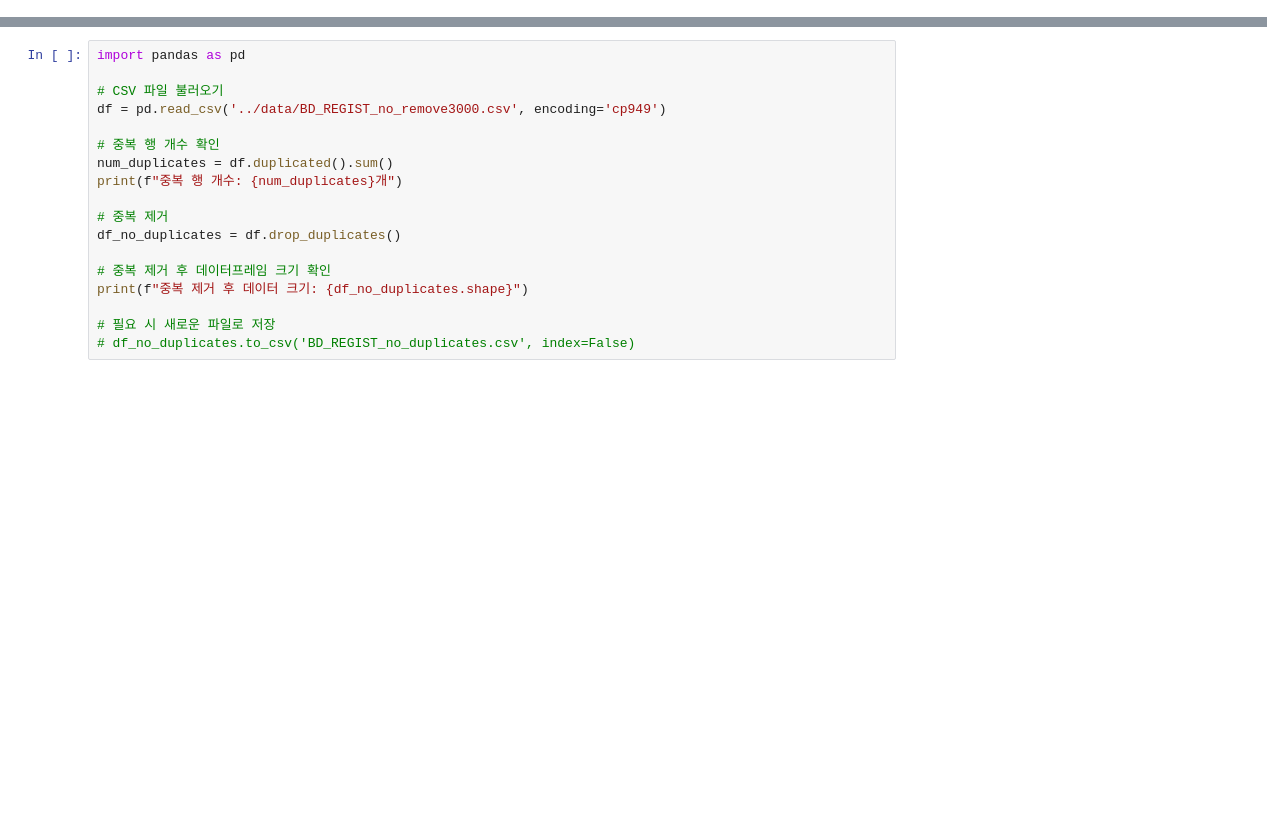
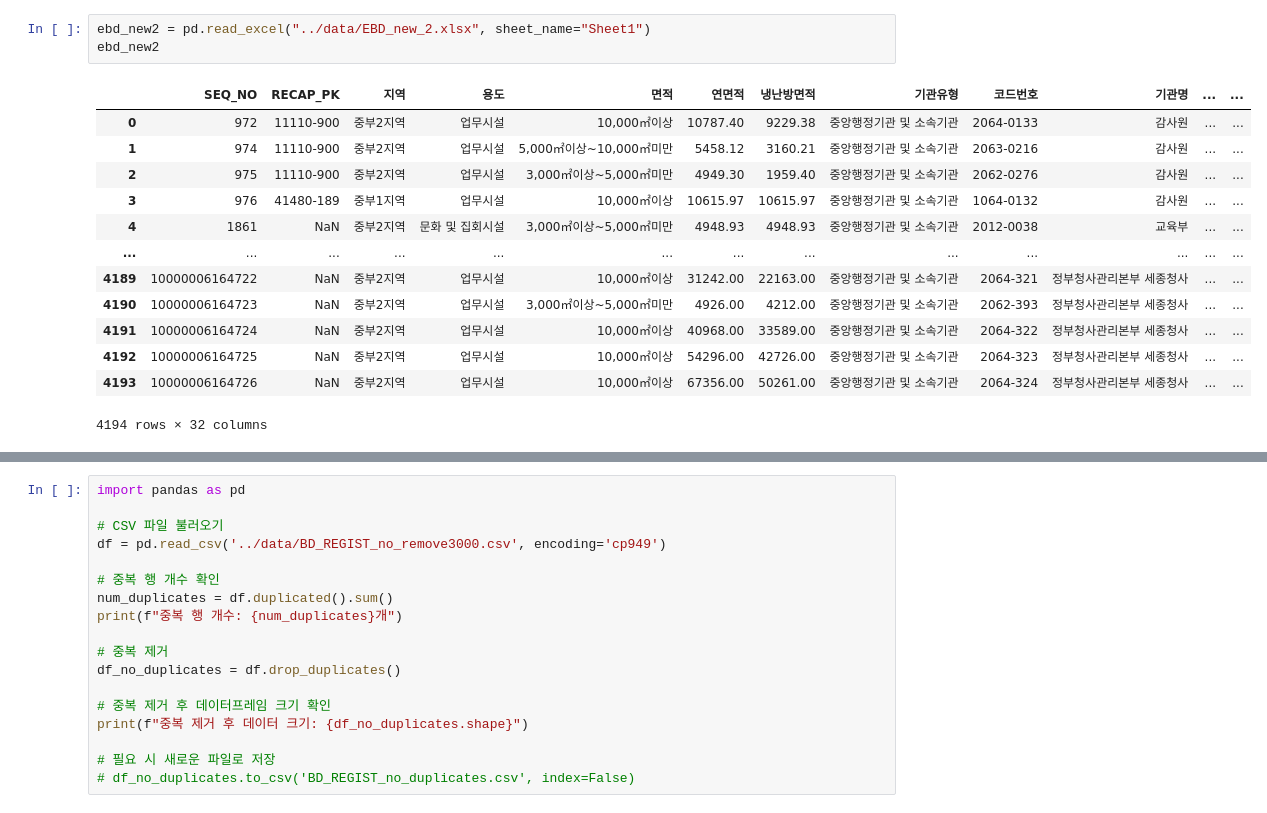
Before and after one commit to P-oong/REB_green-remodeling-project, a Jupyter notebook: 01_matching_energy_buildings/notebooks/1차작업.ipynb, the cells around one changed output, grey strips where cells are left out. Drawn from its saved outputs; the diff is of its cells as text; blank space fills up the shorter version.

```diff
--- a/01_matching_energy_buildings/notebooks/1차작업.ipynb
+++ b/01_matching_energy_buildings/notebooks/1차작업.ipynb
@@ -0,0 +77,17 @@
+# %%
+ebd_new2 = pd.read_excel("../data/EBD_new_2.xlsx", sheet_name="Sheet1")
+ebd_new2
+# %% [output]
+|  | SEQ_NO | RECAP_PK | 지역 | 용도 | 면적 | 연면적 | 냉난방면적 | 기관유형 | 코드번호 | 기관명 | ... | ... |
+| 0 | 972 | 11110-900 | 중부2지역 | 업무시설 | 10,000㎡이상 | 10787.40 | 9229.38 | 중앙행정기관 및 소속기관 | 2064-0133 | 감사원 | ... | ... |
+| 1 | 974 | 11110-900 | 중부2지역 | 업무시설 | 5,000㎡이상~10,000㎡미만 | 5458.12 | 3160.21 | 중앙행정기관 및 소속기관 | 2063-0216 | 감사원 | ... | ... |
+| 2 | 975 | 11110-900 | 중부2지역 | 업무시설 | 3,000㎡이상~5,000㎡미만 | 4949.30 | 1959.40 | 중앙행정기관 및 소속기관 | 2062-0276 | 감사원 | ... | ... |
+| 3 | 976 | 41480-189 | 중부1지역 | 업무시설 | 10,000㎡이상 | 10615.97 | 10615.97 | 중앙행정기관 및 소속기관 | 1064-0132 | 감사원 | ... | ... |
+| 4 | 1861 | NaN | 중부2지역 | 문화 및 집회시설 | 3,000㎡이상~5,000㎡미만 | 4948.93 | 4948.93 | 중앙행정기관 및 소속기관 | 2012-0038 | 교육부 | ... | ... |
+| ... | ... | ... | ... | ... | ... | ... | ... | ... | ... | ... | ... | ... |
+| 4189 | 10000006164722 | NaN | 중부2지역 | 업무시설 | 10,000㎡이상 | 31242.00 | 22163.00 | 중앙행정기관 및 소속기관 | 2064-321 | 정부청사관리본부 세종청사 | ... | ... |
+| 4190 | 10000006164723 | NaN | 중부2지역 | 업무시설 | 3,000㎡이상~5,000㎡미만 | 4926.00 | 4212.00 | 중앙행정기관 및 소속기관 | 2062-393 | 정부청사관리본부 세종청사 | ... | ... |
+| 4191 | 10000006164724 | NaN | 중부2지역 | 업무시설 | 10,000㎡이상 | 40968.00 | 33589.00 | 중앙행정기관 및 소속기관 | 2064-322 | 정부청사관리본부 세종청사 | ... | ... |
+| 4192 | 10000006164725 | NaN | 중부2지역 | 업무시설 | 10,000㎡이상 | 54296.00 | 42726.00 | 중앙행정기관 및 소속기관 | 2064-323 | 정부청사관리본부 세종청사 | ... | ... |
+| 4193 | 10000006164726 | NaN | 중부2지역 | 업무시설 | 10,000㎡이상 | 67356.00 | 50261.00 | 중앙행정기관 및 소속기관 | 2064-324 | 정부청사관리본부 세종청사 | ... | ... |
+4194 rows × 32 columns
```
Also changed, not shown: parts of 9 cells of this notebook.
